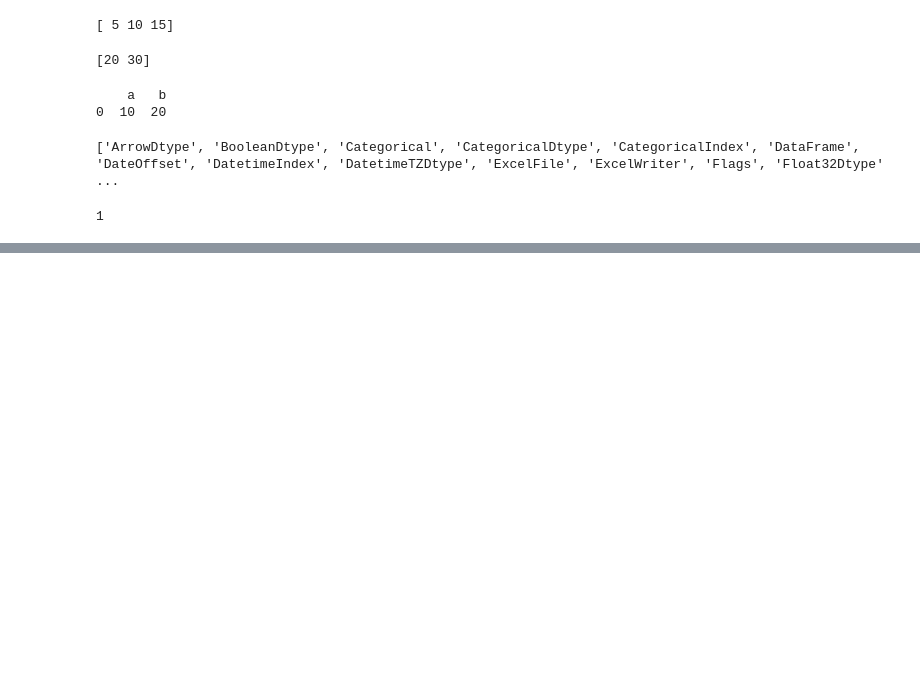
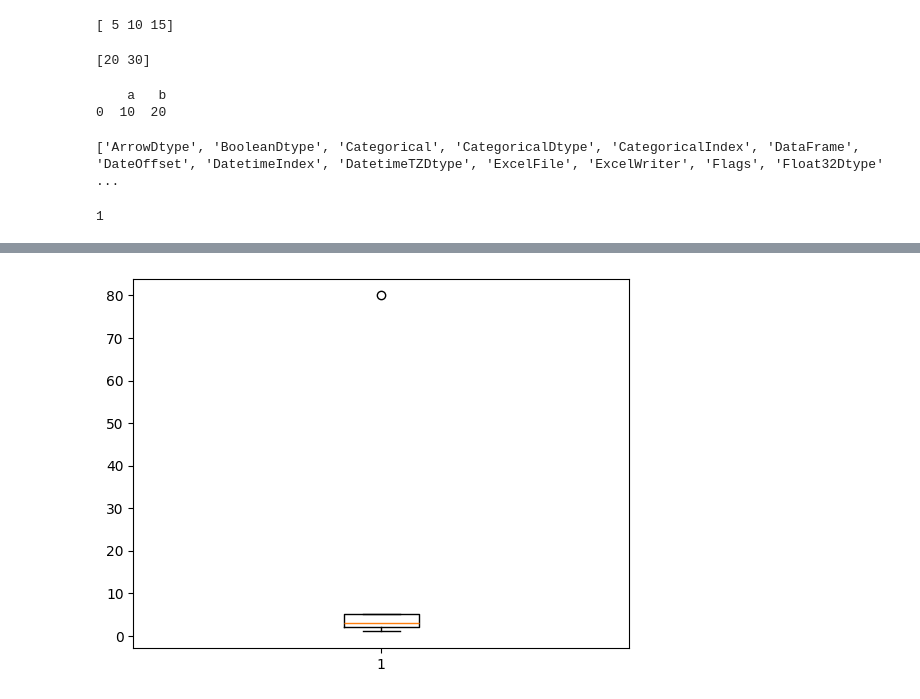
Before and after one commit to eswari64/datascience, a Jupyter notebook: Copy_of_Welcome_To_Colab.ipynb, the cells around one changed output, grey strips where cells are left out. Cells and saved outputs as stored; diff of their text form; code cells hidden in the pictures; blank space fills up the shorter version.

```diff
--- a/Copy_of_Welcome_To_Colab.ipynb
+++ b/Copy_of_Welcome_To_Colab.ipynb
@@ -1317,0 +1335,7 @@ print(data.index(20))
+# %%
+import matplotlib.pyplot as plt
+x=[1,2,3,5,80]
+plt.boxplot(x)
+plt.show()
+# %% [output]
+[figure, added]
```
Also changed, not shown: parts of 2 cells of this notebook.
